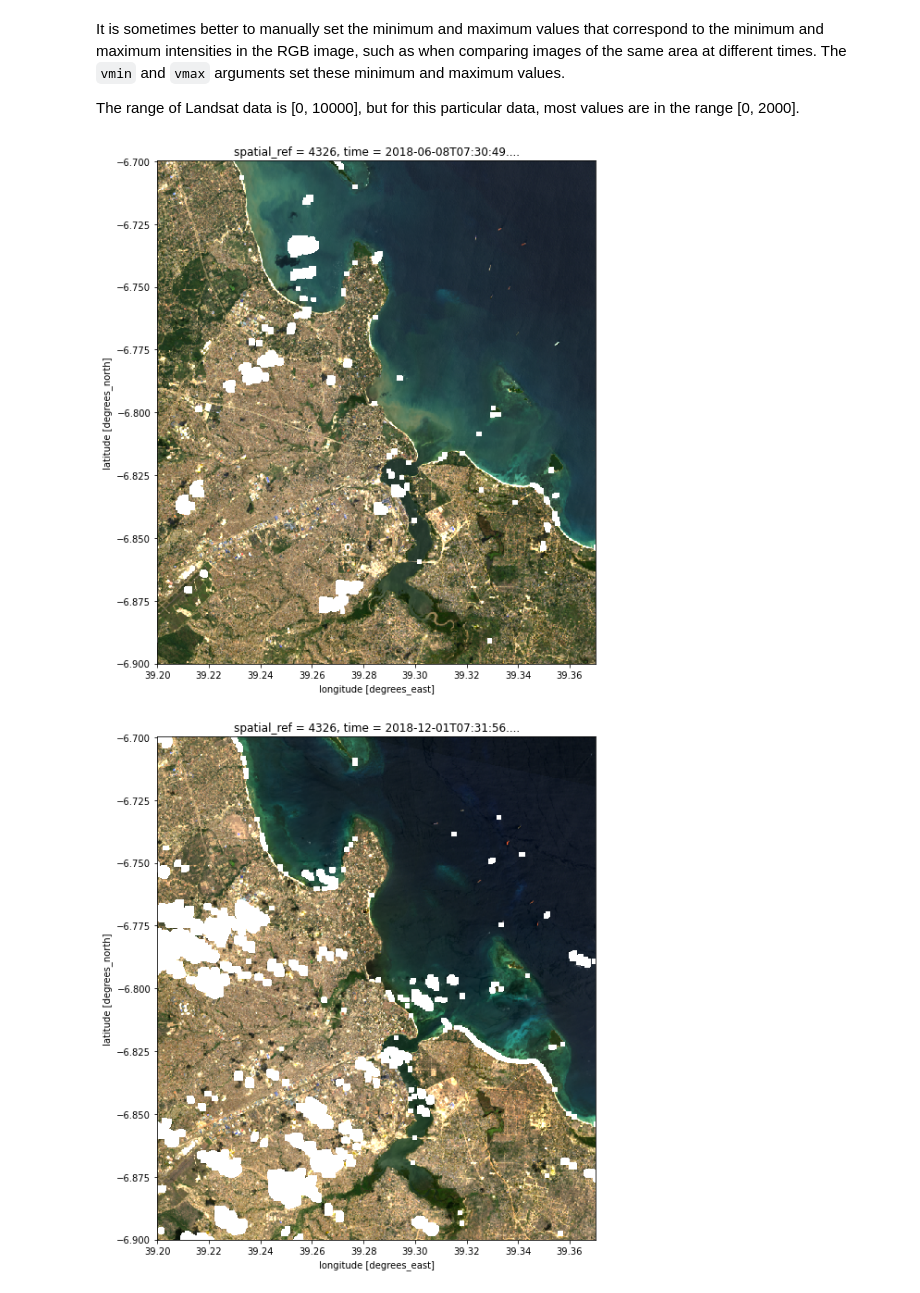
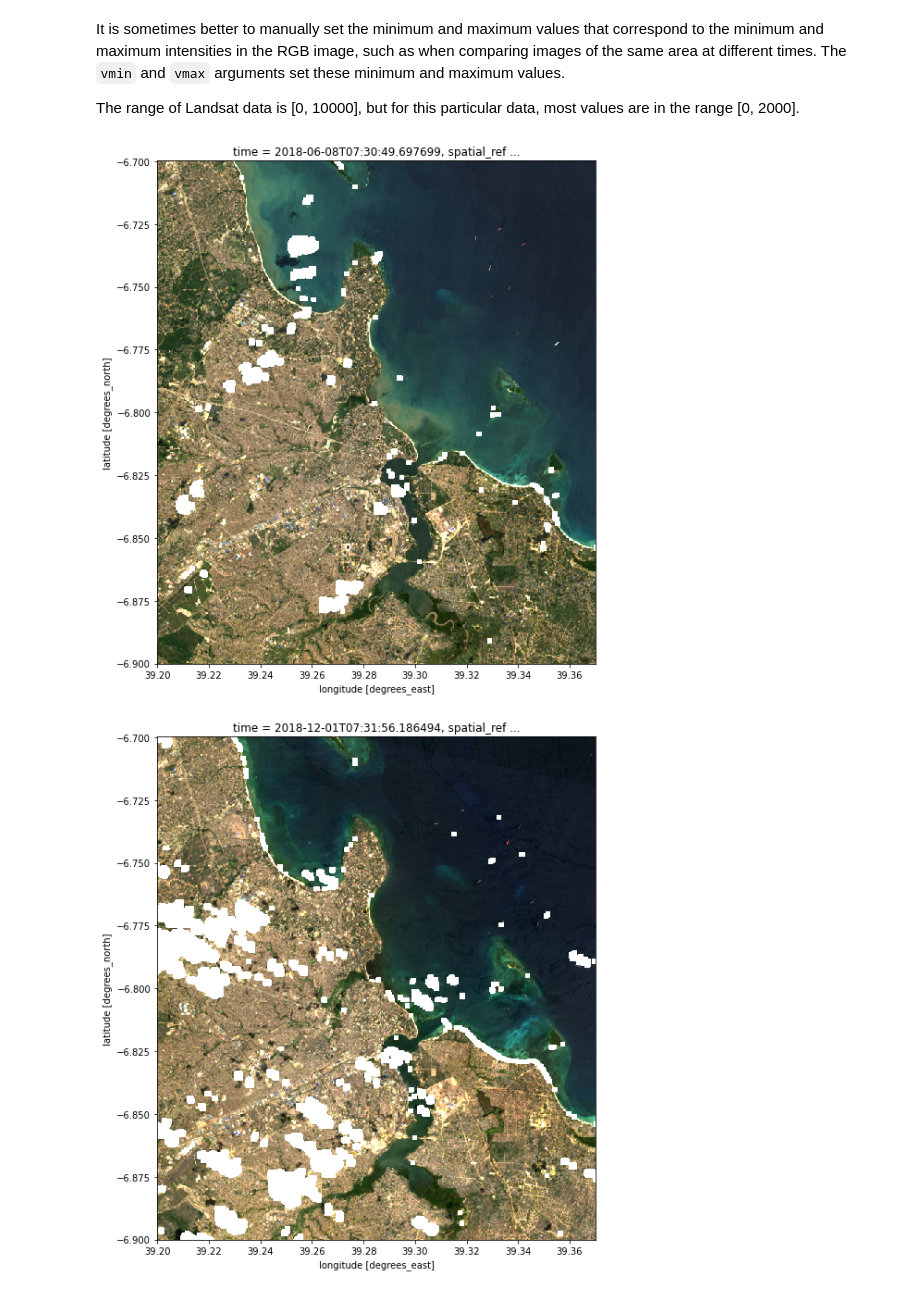
Before and after one commit to digitalearthafrica/deafrica-training-workshop, a Jupyter notebook: docs/session_2/05_rgb.ipynb, the cells around one changed output. Cells and saved outputs as stored; diff of their text form; code cells hidden in the pictures.

```diff
--- a/docs/session_2/05_rgb.ipynb
+++ b/docs/session_2/05_rgb.ipynb
@@ -11,7 +15,7 @@ import datacube
 import sys
 sys.path.append('../../Scripts')
 # %%
-dc = datacube.Datacube(app="04_Loading_data")
+dc = datacube.Datacube(app="Loading_data")
 # %%
 from deafrica_datahandling import load_ard
 # %%
@@ -78,10 +92,10 @@ It is sometimes better to manually set the minimum and maximum values that corre
 
 The range of Landsat data is \[0, 10000\], but for this particular data, most values are in the range \[0, 2000\].
 # %%
-rgb(landsat_ds.sel(time="2018-06-08"), bands=['red', 'green', 'blue'],
+rgb(landsat_ds, bands=['red', 'green', 'blue'], index=1,
     vmin=0, vmax=2000, size=10)
-rgb(landsat_ds.sel(time="2018-12-01"), bands=['red', 'green', 'blue'],
+rgb(landsat_ds, bands=['red', 'green', 'blue'], index=3,
     vmin=0, vmax=2000, size=10)
 # %% [output]
-[figure, old version]
+[figure, new version]
-[figure, old version]
+[figure, new version]
```
Also changed, not shown: parts of 22 cells of this notebook.
